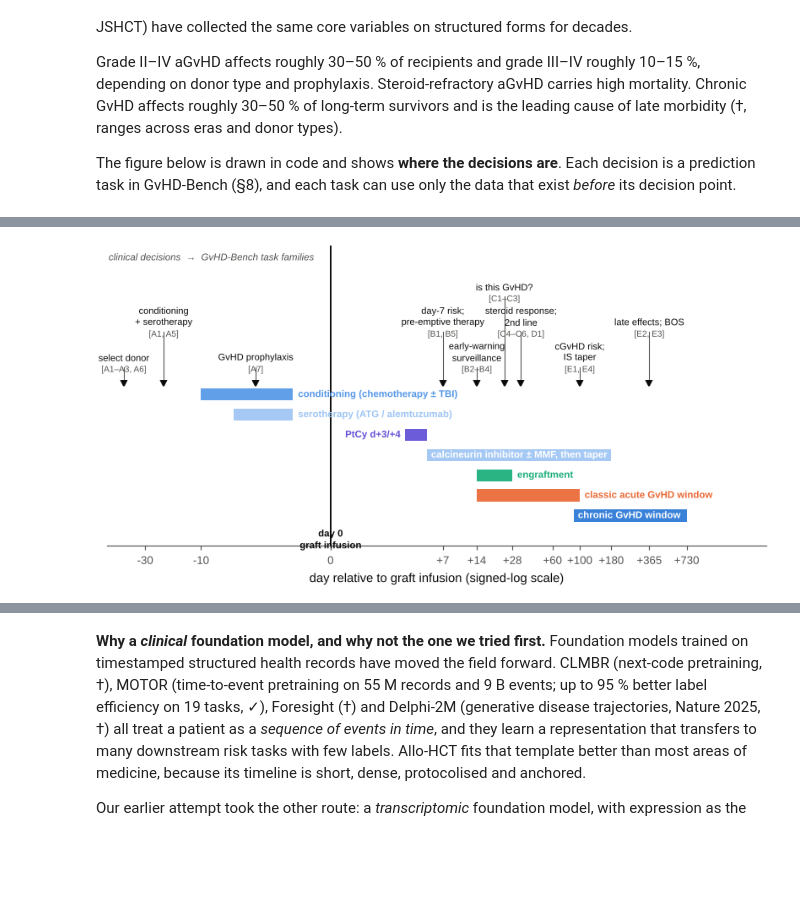
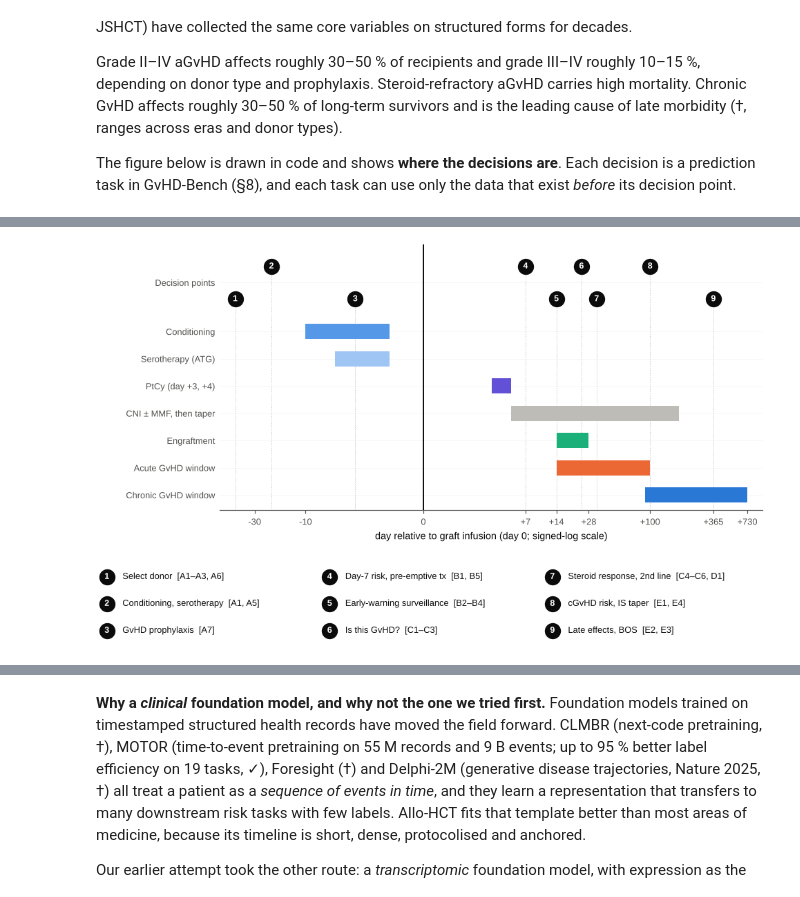
Before and after one commit to dhillonv10/benchmark-paper, a Jupyter notebook: ALLO_FM_GvHD_foundation_model.ipynb, the cells around one changed output, grey strips where cells are left out. Drawn from its saved outputs; the diff is of its cells as text; code cells hidden in the pictures; blank space fills up the shorter version.

```diff
--- a/ALLO_FM_GvHD_foundation_model.ipynb
+++ b/ALLO_FM_GvHD_foundation_model.ipynb
@@ -143,55 +242,53 @@ Grade II–IV aGvHD affects roughly 30–50 % of recipients and grade III–IV r
 
 The figure below is drawn in code and shows **where the decisions are**. Each decision is a prediction task in GvHD-Bench (§8), and each task can use only the data that exist *before* its decision point.
 # %%
-# ----------------------------------------------------------------------------- Figure 1: the allo-HCT decision timeline (what is decided, when, from which data)
-PHASES = [  # (start, end, label, colour, row, label side)
-    (-10, -1,  'conditioning (chemotherapy ± TBI)',   PAL['seq'][1], 0, 'right'),
-    (-5,  -1,  'serotherapy (ATG / alemtuzumab)',     PAL['seq'][0], 1, 'right'),
-    (3,    5,  'PtCy d+3/+4',                         PAL['violet'], 2, 'left'),
-    (5,  180,  'calcineurin inhibitor ± MMF, then taper', PAL['seq'][0], 3, 'in'),
-    (14,  28,  'engraftment',                         PAL['aqua'],   4, 'right'),
-    (14, 100,  'classic acute GvHD window',           PAL['orange'], 5, 'right'),
-    (90, 730,  'chronic GvHD window',                 PAL['blue'],   6, 'in')]
-DECISIONS = [  # (day, decision, task ids, tier)
-    (-45, 'select donor',            'A1–A3, A6', 0), (-21, 'conditioning\n+ serotherapy', 'A1, A5', 1),
-    (-3,  'GvHD prophylaxis',        'A7',        0), (7,   'day-7 risk;\npre-emptive therapy', 'B1, B5', 1),
-    (14,  'early-warning\nsurveillance', 'B2–B4', 0), (24,  'is this GvHD?',  'C1–C3', 2),
-    (33,  'steroid response;\n2nd line', 'C4–C6, D1', 1), (100, 'cGvHD risk;\nIS taper', 'E1, E4', 0),
-    (365, 'late effects; BOS',       'E2, E3',    1)]
+# ----------------------------------------------------------------------------- Figure 1: the allo-HCT timeline, its risk windows and its decision points
+PHASES = [  # (start day, end day, row label, colour)
+    (-10, -1,  'Conditioning',           PAL['seq'][1]),
+    (-5,  -1,  'Serotherapy (ATG)',      PAL['seq'][0]),
+    (3,    5,  'PtCy (day +3, +4)',      PAL['violet']),
+    (5,  180,  'CNI ± MMF, then taper',  PAL['grey2']),
+    (14,  28,  'Engraftment',            PAL['aqua']),
+    (14, 100,  'Acute GvHD window',      PAL['orange']),
+    (90, 730,  'Chronic GvHD window',    PAL['blue'])]
+DECISIONS = [  # (day, decision, task ids)
+    (-45, 'Select donor',               'A1–A3, A6'), (-21, 'Conditioning, serotherapy', 'A1, A5'),
+    (-3,  'GvHD prophylaxis',           'A7'),        (7,   'Day-7 risk, pre-emptive tx', 'B1, B5'),
+    (14,  'Early-warning surveillance', 'B2–B4'),     (24,  'Is this GvHD?',              'C1–C3'),
+    (33,  'Steroid response, 2nd line', 'C4–C6, D1'), (100, 'cGvHD risk, IS taper',      'E1, E4'),
+    (365, 'Late effects, BOS',          'E2, E3')]
+def sx(d): return np.sign(d) * np.log1p(abs(d))           # signed-log day axis: dense early, compressed late
 
-def sx(d):                                           # signed-log day axis: dense early, compressed late
-    return np.sign(d) * np.log1p(abs(d))
-
-fig, ax = plt.subplots(figsize=(FULL, 3.3))
-for a, b, lab, c, row, side in PHASES:
-    y = 6 - row
-    ax.add_patch(plt.Rectangle((sx(a), y - .30), sx(b) - sx(a), .60, color=c, alpha=.93, lw=0))
-    if side == 'in':
-        ax.text(sx(a) + .07, y, lab, fontsize=5.9, va='center', ha='left', color='white', fontweight='bold')
-    elif side == 'right':
-        ax.text(sx(b) + .09, y, lab, fontsize=5.9, va='center', ha='left', color=c, fontweight='bold')
-    else:
-        ax.text(sx(a) - .09, y, lab, fontsize=5.9, va='center', ha='right', color=c, fontweight='bold')
-ax.axvline(sx(0), color=PAL['ink'], lw=1.0, zorder=1)
-ax.text(sx(0), -.62, 'day 0\ngraft infusion', fontsize=5.9, ha='center', va='top',
-        fontweight='bold', color=PAL['ink'], linespacing=1.3)
-for d, lab, tasks, tier in DECISIONS:
-    top = 7.55 + tier * 1.75
-    ax.plot([sx(d), sx(d)], [6.55, top - .18], color=PAL['ink2'], lw=.55, zorder=1)
-    ax.plot(sx(d), 6.55, marker='v', ms=3.0, color=PAL['ink'], zorder=3)
-    ax.text(sx(d), top, lab, fontsize=5.7, ha='center', va='bottom', color=PAL['ink'], linespacing=1.25)
-    ax.text(sx(d), top - .52, f'[{tasks}]', fontsize=5.2, ha='center', va='bottom', color=PAL['ink2'])
-ticks = [-30, -10, 0, 7, 14, 28, 60, 100, 180, 365, 730]
+fig = plt.figure(figsize=(FULL, 4.4))
+ax = fig.add_axes([.195, .335, .78, .625]); key = fig.add_axes([.02, .015, .96, .20]); key.axis('off')
+for i, (a, b, lab, c) in enumerate(PHASES):
+    ax.barh(i, sx(b) - sx(a), left=sx(a), height=.56, color=c, lw=0, zorder=3)
+ax.axvline(0, color=PAL['ink'], lw=1.0, zorder=2)
+def badge(axx, x, y, n):
+    """Numbered marker; the number is meant to sit on the marker, so it is exempt from the overlap gate."""
+    axx.plot(x, y, 'o', ms=11, color=PAL['ink'], zorder=4, clip_on=False)
+    t = axx.text(x, y, str(n), color='white', fontsize=6.4, fontweight='bold', ha='center', va='center', zorder=5)
+    t._ok_overlap = True
+LANES = (-1.2, -2.4)                                       # alternate lanes so neighbouring badges never touch
+for k, (d, lab, tasks) in enumerate(DECISIONS):
+    y = LANES[k % 2]
+    ax.plot([sx(d)] * 2, [y, len(PHASES) - .45], color=PAL['grey2'], lw=.5, ls=':', zorder=1)
+    badge(ax, sx(d), y, k + 1)
+ax.set_yticks([-1.8] + list(range(len(PHASES)))); ax.set_yticklabels(['Decision points'] + [p[2] for p in PHASES])
+ax.set_ylim(len(PHASES) - .45, -3.2); ax.set_xlim(sx(-62), sx(1000))
+ticks = [-30, -10, 0, 7, 14, 28, 100, 365, 730]
 ax.set_xticks([sx(t) for t in ticks]); ax.set_xticklabels([f'{t:+d}' if t else '0' for t in ticks])
-ax.set_xlim(sx(-62), sx(3200)); ax.set_ylim(-1.5, 13.4); ax.set_yticks([])
-ax.set_xlabel('day relative to graft infusion (signed-log scale)')
-ax.spines['left'].set_visible(False)
-ax.text(sx(-60), 13.0, 'clinical decisions  →  GvHD-Bench task families', fontsize=5.9,
-        color=PAL['ink2'], style='italic', ha='left', va='top')
+ax.tick_params(axis='y', length=0); ax.spines['left'].set_visible(False)
+ax.set_axisbelow(True); ax.grid(axis='y', color=PAL['grid'], lw=.4)
+ax.set_xlabel('day relative to graft infusion (day 0; signed-log scale)')
+key.set_xlim(0, 3); key.set_ylim(0, 3)
+for k, (d, lab, tasks) in enumerate(DECISIONS):                # the key: three columns of three
+    col, row = k // 3, k % 3; y = 2.45 - row * .95; x = col + .04
+    badge(key, x, y, k + 1)
+    key.text(x + .07, y, f'{lab}  [{tasks}]', fontsize=6.6, va='center', ha='left')
 finish(fig, 1, 'decision_timeline',
-       'The allo-HCT timeline. Coloured bars are the protocolised exposures and the risk windows they open; '
-       'markers above are the clinical decision points, each of which is a family of GvHD-Bench tasks (8). '
-       'The time axis is signed-log, so the first 100 days - where almost every decision sits - are legible '
-       'alongside two years of follow-up. A model standing at any decision point may use only data whose '
-       'results were available at that moment (4.1).')
+       'The allo-HCT timeline. Bars: the protocolised exposures and the risk windows they open. Numbered markers: '
+       'the clinical decisions, each of which is a family of GvHD-Bench tasks (task ids in brackets; section 8). '
+       'The time axis is signed-log, so the first 100 days, where nearly every decision sits, are legible beside '
+       'two years of follow-up. A model standing at any decision may use only data whose results were known then.')
 # %% [output]
@@ -198 +296 @@ finish(fig, 1, 'decision_timeline',
-[figure, old version]
+[figure, new version]
```
Also changed, not shown: parts of 16 cells of this notebook, 33 other files.
